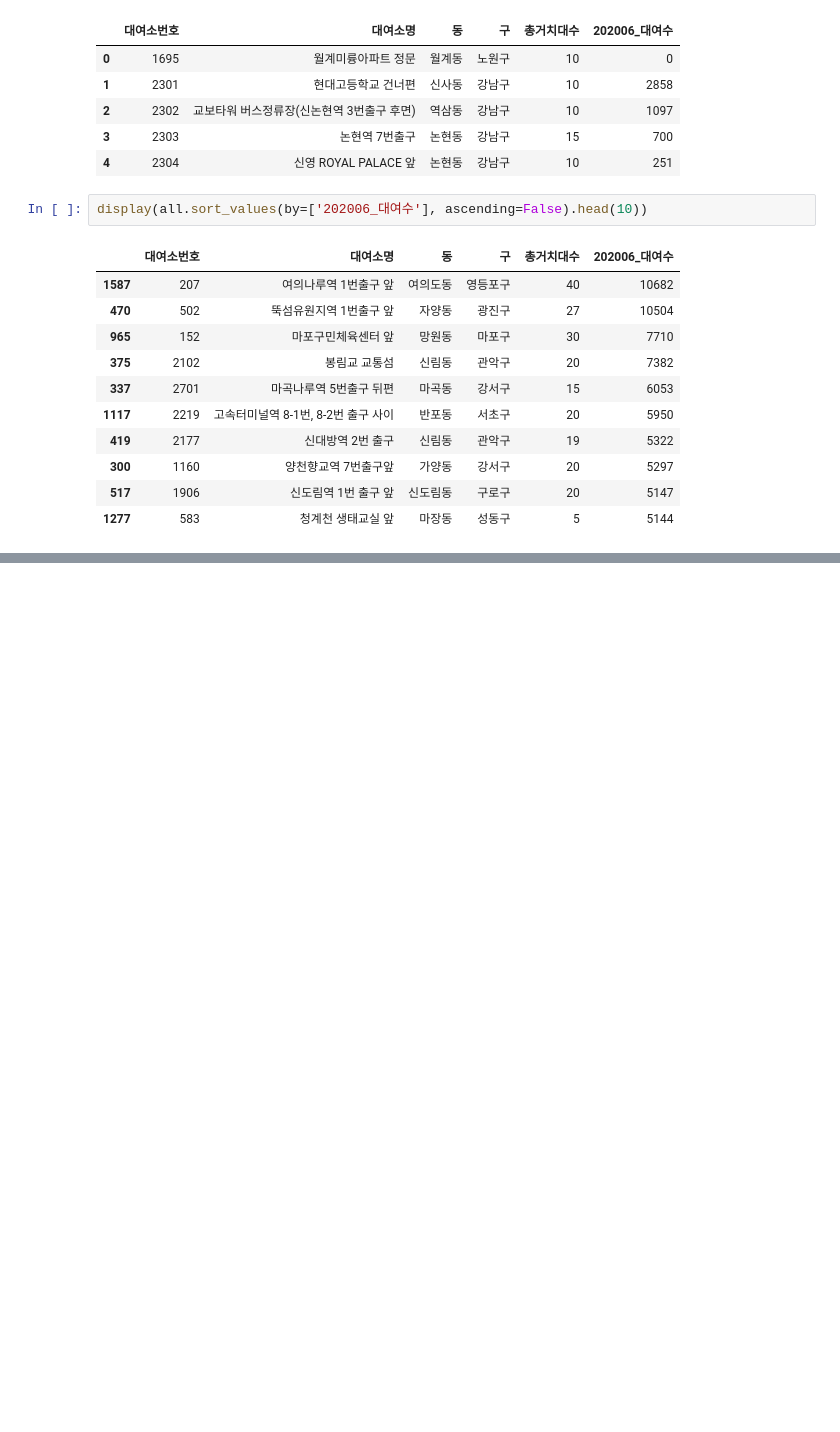
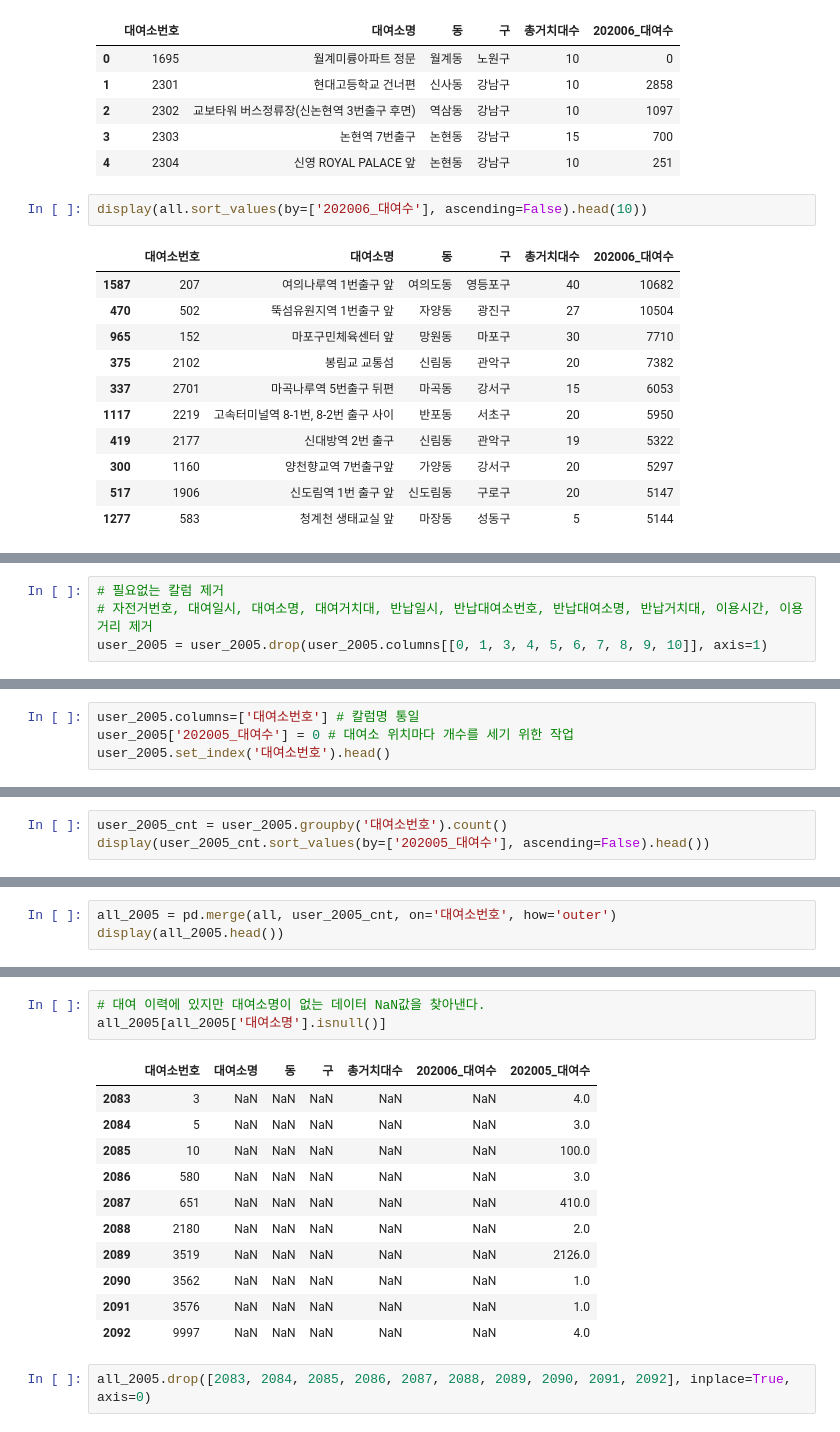
Before and after one commit to JuheePak/Python-project, a Jupyter notebook: source/bike_addr.ipynb, the cells around one changed output, grey strips where cells are left out. Saved outputs shown, nothing was run; the diff lists cells and outputs as text; blank space fills up the shorter version.

```diff
--- a/source/bike_addr.ipynb
+++ b/source/bike_addr.ipynb
@@ -474,0 +496,4 @@ display(all.sort_values(by=['202006_대여수'], ascending=False).head(10))
+# %%
+# 필요없는 칼럼 제거
+# 자전거번호, 대여일시, 대여소명, 대여거치대, 반납일시, 반납대여소번호, 반납대여소명, 반납거치대, 이용시간, 이용거리 제거
+user_2005 = user_2005.drop(user_2005.columns[[0, 1, 3, 4, 5, 6, 7, 8, 9, 10]], axis=1)
@@ -474,0 +509,4 @@ display(all.sort_values(by=['202006_대여수'], ascending=False).head(10))
+# %%
+user_2005.columns=['대여소번호'] # 칼럼명 통일
+user_2005['202005_대여수'] = 0 # 대여소 위치마다 개수를 세기 위한 작업
+user_2005.set_index('대여소번호').head()
@@ -474,0 +521,3 @@ display(all.sort_values(by=['202006_대여수'], ascending=False).head(10))
+# %%
+user_2005_cnt = user_2005.groupby('대여소번호').count()
+display(user_2005_cnt.sort_values(by=['202005_대여수'], ascending=False).head())
@@ -474,0 +541,3 @@ display(all.sort_values(by=['202006_대여수'], ascending=False).head(10))
+# %%
+all_2005 = pd.merge(all, user_2005_cnt, on='대여소번호', how='outer')
+display(all_2005.head())
@@ -474,0 +551,17 @@ display(all.sort_values(by=['202006_대여수'], ascending=False).head(10))
+# %%
+# 대여 이력에 있지만 대여소명이 없는 데이터 NaN값을 찾아낸다.
+all_2005[all_2005['대여소명'].isnull()]
+# %% [output]
+|  | 대여소번호 | 대여소명 | 동 | 구 | 총거치대수 | 202006_대여수 | 202005_대여수 |
+| 2083 | 3 | NaN | NaN | NaN | NaN | NaN | 4.0 |
+| 2084 | 5 | NaN | NaN | NaN | NaN | NaN | 3.0 |
+| 2085 | 10 | NaN | NaN | NaN | NaN | NaN | 100.0 |
+| 2086 | 580 | NaN | NaN | NaN | NaN | NaN | 3.0 |
+| 2087 | 651 | NaN | NaN | NaN | NaN | NaN | 410.0 |
+| 2088 | 2180 | NaN | NaN | NaN | NaN | NaN | 2.0 |
+| 2089 | 3519 | NaN | NaN | NaN | NaN | NaN | 2126.0 |
+| 2090 | 3562 | NaN | NaN | NaN | NaN | NaN | 1.0 |
+| 2091 | 3576 | NaN | NaN | NaN | NaN | NaN | 1.0 |
+| 2092 | 9997 | NaN | NaN | NaN | NaN | NaN | 4.0 |
+# %%
+all_2005.drop([2083, 2084, 2085, 2086, 2087, 2088, 2089, 2090, 2091, 2092], inplace=True, axis=0)
```
Also changed, not shown: parts of 51 cells of this notebook, 1 other file.
